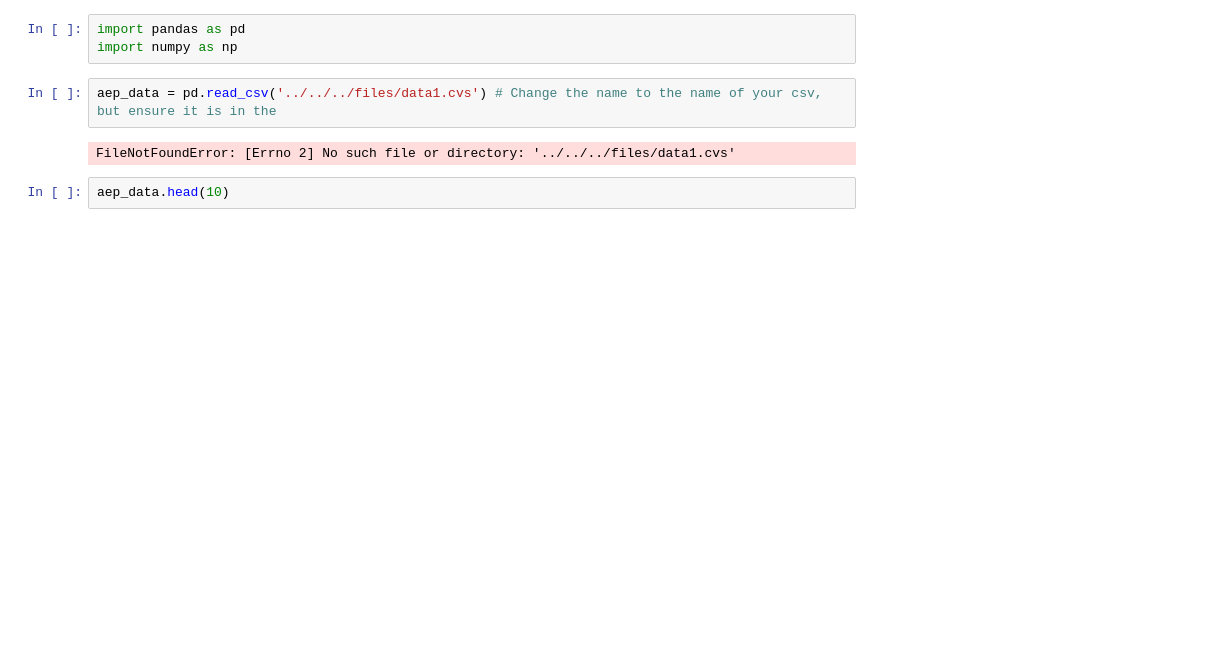
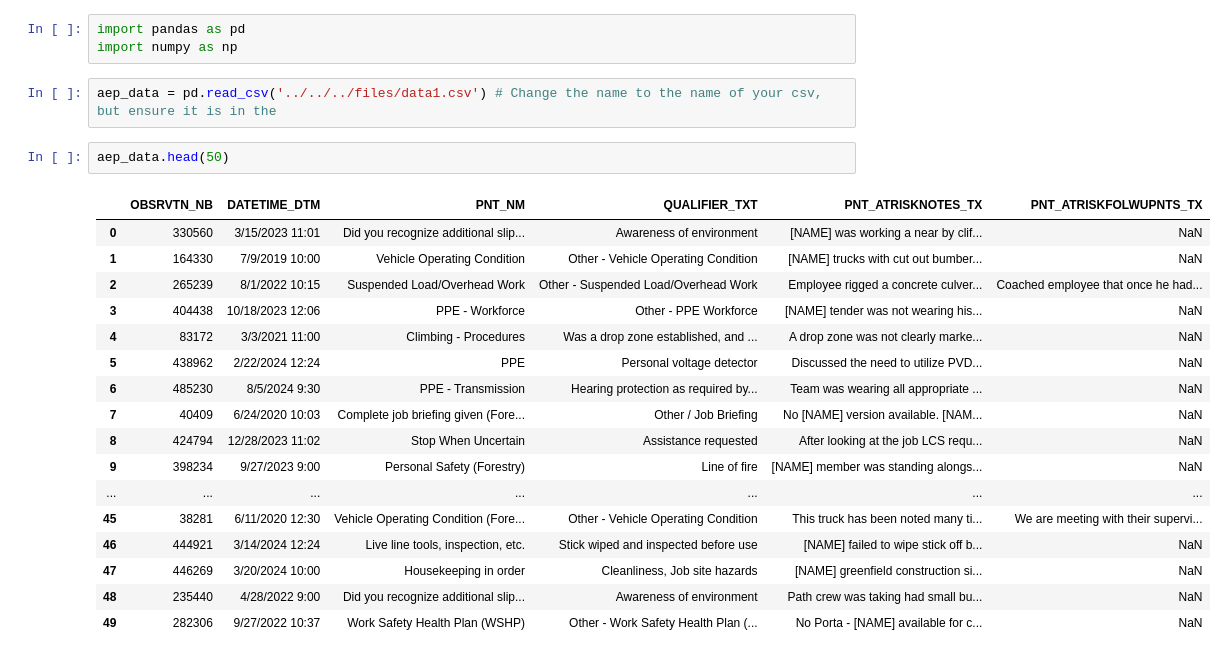
Before and after one commit to jacob187/aep-hackoh-2024, a Jupyter notebook: aep-challange/aep_challange/notebooks/analyze_data.ipynb, the cells around one changed output. Saved outputs shown, nothing was run; the diff lists cells and outputs as text; blank space fills up the shorter version.

```diff
--- a/aep-challange/aep_challange/notebooks/analyze_data.ipynb
+++ b/aep-challange/aep_challange/notebooks/analyze_data.ipynb
@@ -2,10 +2,26 @@
 import pandas as pd
 import numpy as np
 # %%
-aep_data = pd.read_csv('../../../files/data1.cvs') # Change the name to the name of your csv, but ensure it is in the
+aep_data = pd.read_csv('../../../files/data1.csv') # Change the name to the name of your csv, but ensure it is in the
-# %% [output]
-FileNotFoundError: [Errno 2] No such file or directory: '../../../files/data1.cvs'
 # %%
-aep_data.head(10)
+aep_data.head(50)
+# %% [output]
+|  | OBSRVTN_NB | DATETIME_DTM | PNT_NM | QUALIFIER_TXT | PNT_ATRISKNOTES_TX | PNT_ATRISKFOLWUPNTS_TX |
+| 0 | 330560 | 3/15/2023 11:01 | Did you recognize additional slip... | Awareness of environment | [NAME] was working a near by clif... | NaN |
+| 1 | 164330 | 7/9/2019 10:00 | Vehicle Operating Condition | Other - Vehicle Operating Condition | [NAME] trucks with cut out bumber... | NaN |
+| 2 | 265239 | 8/1/2022 10:15 | Suspended Load/Overhead Work | Other - Suspended Load/Overhead Work | Employee rigged a concrete culver... | Coached employee that once he had... |
+| 3 | 404438 | 10/18/2023 12:06 | PPE - Workforce | Other - PPE Workforce | [NAME] tender was not wearing his... | NaN |
+| 4 | 83172 | 3/3/2021 11:00 | Climbing - Procedures | Was a drop zone established, and ... | A drop zone was not clearly marke... | NaN |
+| 5 | 438962 | 2/22/2024 12:24 | PPE | Personal voltage detector | Discussed the need to utilize PVD... | NaN |
+| 6 | 485230 | 8/5/2024 9:30 | PPE - Transmission | Hearing protection as required by... | Team was wearing all appropriate ... | NaN |
+| 7 | 40409 | 6/24/2020 10:03 | Complete job briefing given (Fore... | Other / Job Briefing | No [NAME] version available. [NAM... | NaN |
+| 8 | 424794 | 12/28/2023 11:02 | Stop When Uncertain | Assistance requested | After looking at the job LCS requ... | NaN |
+| 9 | 398234 | 9/27/2023 9:00 | Personal Safety (Forestry) | Line of fire | [NAME] member was standing alongs... | NaN |
+| ... | ... | ... | ... | ... | ... | ... |
+| 45 | 38281 | 6/11/2020 12:30 | Vehicle Operating Condition (Fore... | Other - Vehicle Operating Condition | This truck has been noted many ti... | We are meeting with their supervi... |
+| 46 | 444921 | 3/14/2024 12:24 | Live line tools, inspection, etc. | Stick wiped and inspected before use | [NAME] failed to wipe stick off b... | NaN |
+| 47 | 446269 | 3/20/2024 10:00 | Housekeeping in order | Cleanliness, Job site hazards | [NAME] greenfield construction si... | NaN |
+| 48 | 235440 | 4/28/2022 9:00 | Did you recognize additional slip... | Awareness of environment | Path crew was taking had small bu... | NaN |
+| 49 | 282306 | 9/27/2022 10:37 | Work Safety Health Plan (WSHP) | Other - Work Safety Health Plan (... | No Porta - [NAME] available for c... | NaN |
 # %%
 aep_data.describe()
```
Also changed, not shown: parts of 2 cells of this notebook, 1 other file.
